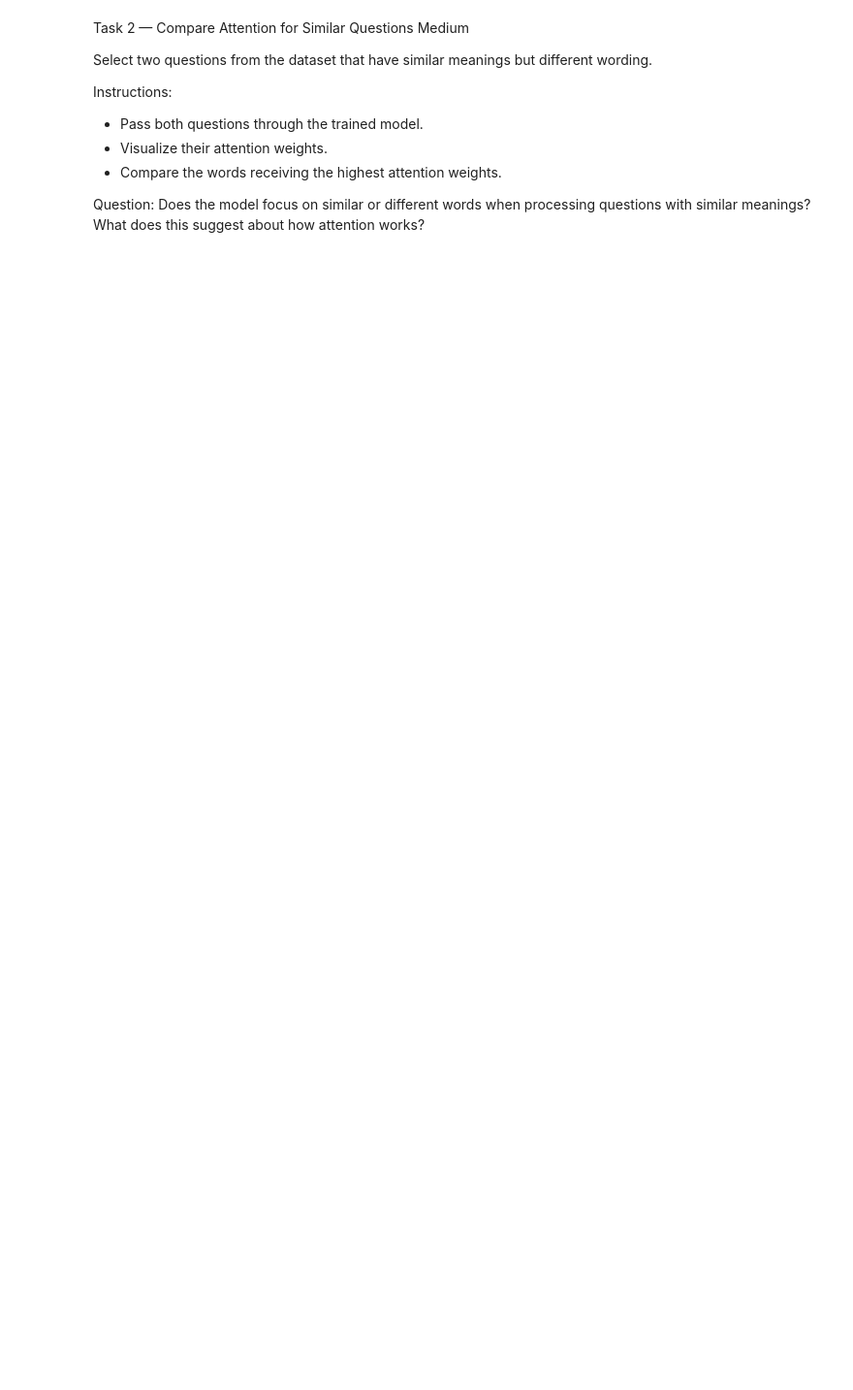
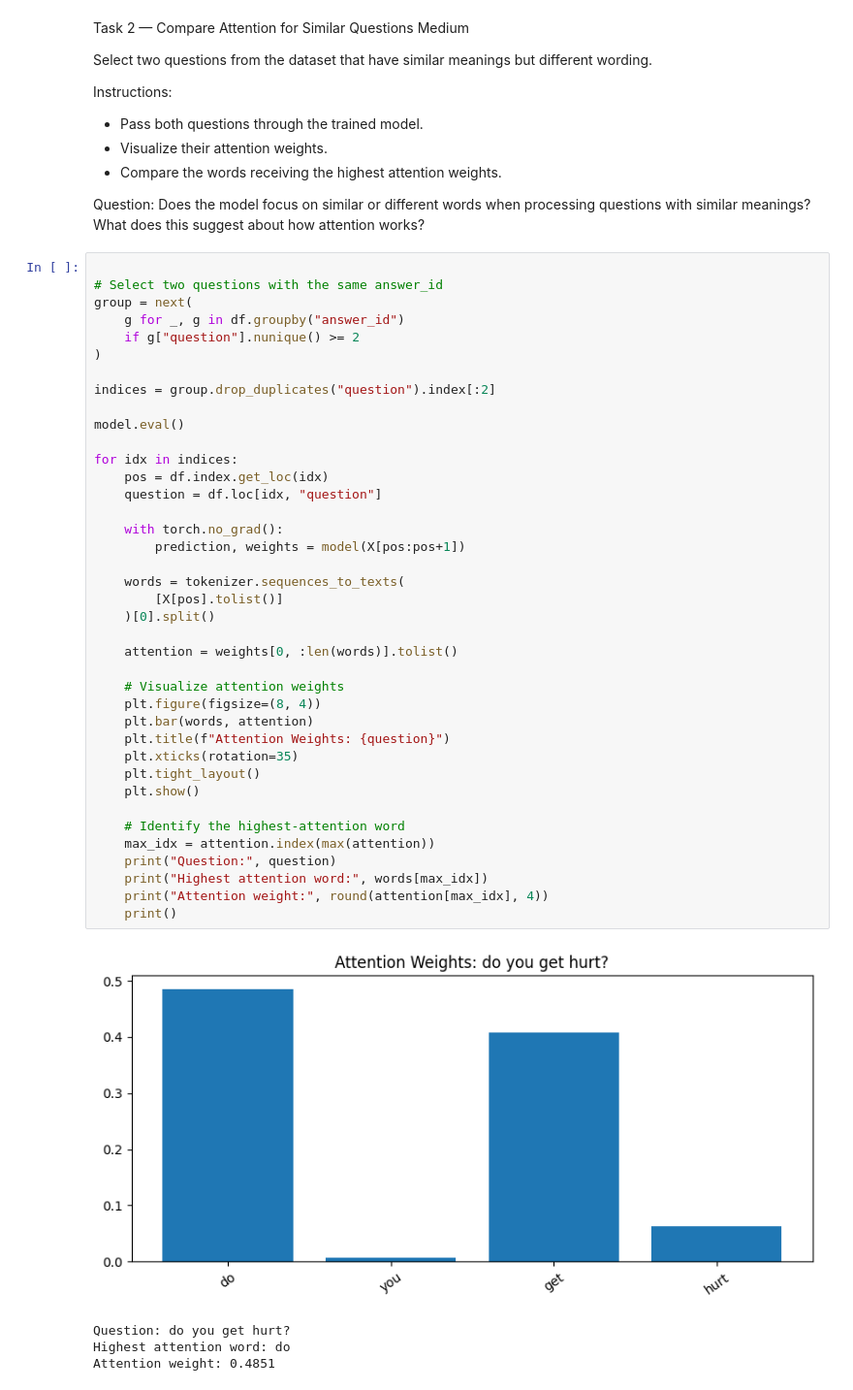
Before and after one commit to AiRenad/NLP_Lab11, a Jupyter notebook: Lab_11_Attention_with_RNN.ipynb, the cells around one changed output. Shown at 97% size. Drawn from its saved outputs; the diff is of its cells as text; blank space fills up the shorter version.

```diff
--- a/Lab_11_Attention_with_RNN.ipynb
+++ b/Lab_11_Attention_with_RNN.ipynb
@@ -136,3 +183,47 @@ Instructions:
 - Compare the words receiving the highest attention weights.
 
 Question: Does the model focus on similar or different words when processing questions with similar meanings? What does this suggest about how attention works?
+# %%
+
+# Select two questions with the same answer_id
+group = next(
+    g for _, g in df.groupby("answer_id")
+    if g["question"].nunique() >= 2
+)
+
+indices = group.drop_duplicates("question").index[:2]
+
+model.eval()
+
+for idx in indices:
+    pos = df.index.get_loc(idx)
+    question = df.loc[idx, "question"]
+
+    with torch.no_grad():
+        prediction, weights = model(X[pos:pos+1])
+
+    words = tokenizer.sequences_to_texts(
+        [X[pos].tolist()]
+    )[0].split()
+
+    attention = weights[0, :len(words)].tolist()
+
+    # Visualize attention weights
+    plt.figure(figsize=(8, 4))
+    plt.bar(words, attention)
+    plt.title(f"Attention Weights: {question}")
+    plt.xticks(rotation=35)
+    plt.tight_layout()
+    plt.show()
+
+    # Identify the highest-attention word
+    max_idx = attention.index(max(attention))
+    print("Question:", question)
+    print("Highest attention word:", words[max_idx])
+    print("Attention weight:", round(attention[max_idx], 4))
+    print()
+# %% [output]
+[figure, added]
+Question: do you get hurt?
+Highest attention word: do
+Attention weight: 0.4851
```
Also changed, not shown: parts of 6 cells of this notebook.
